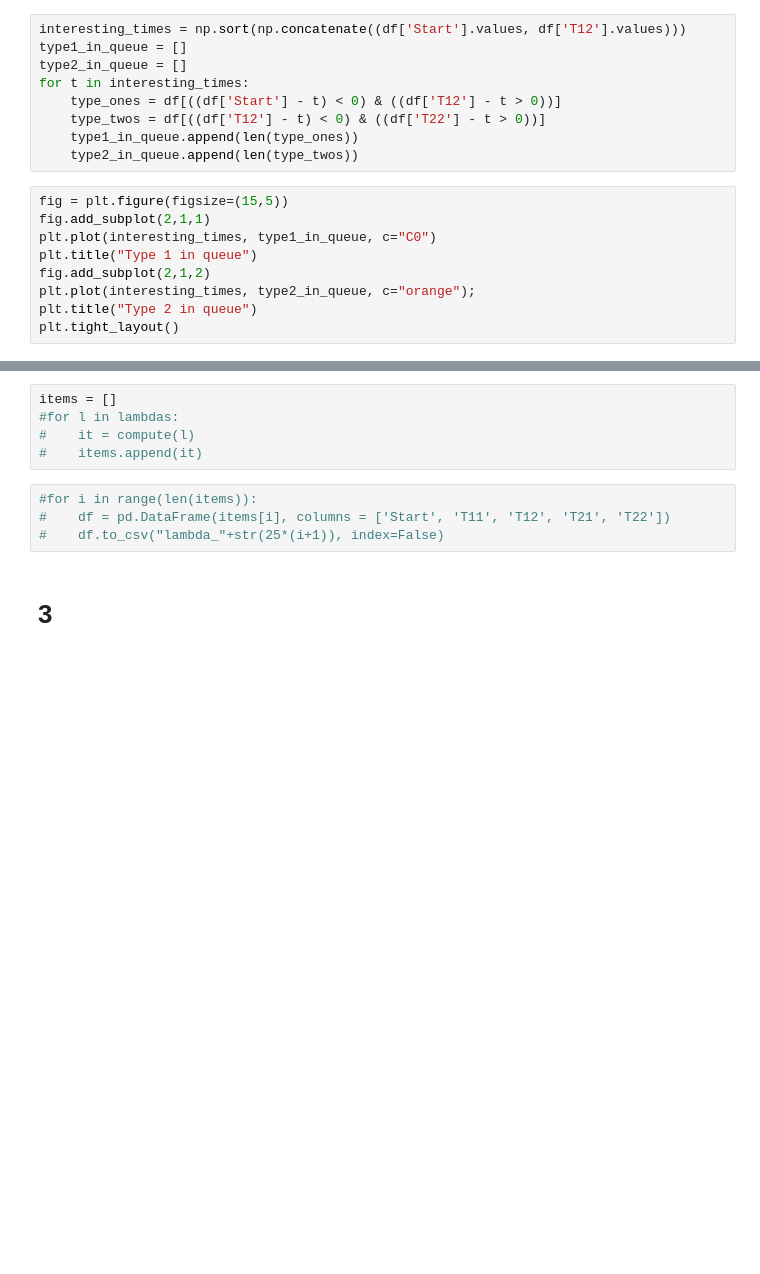
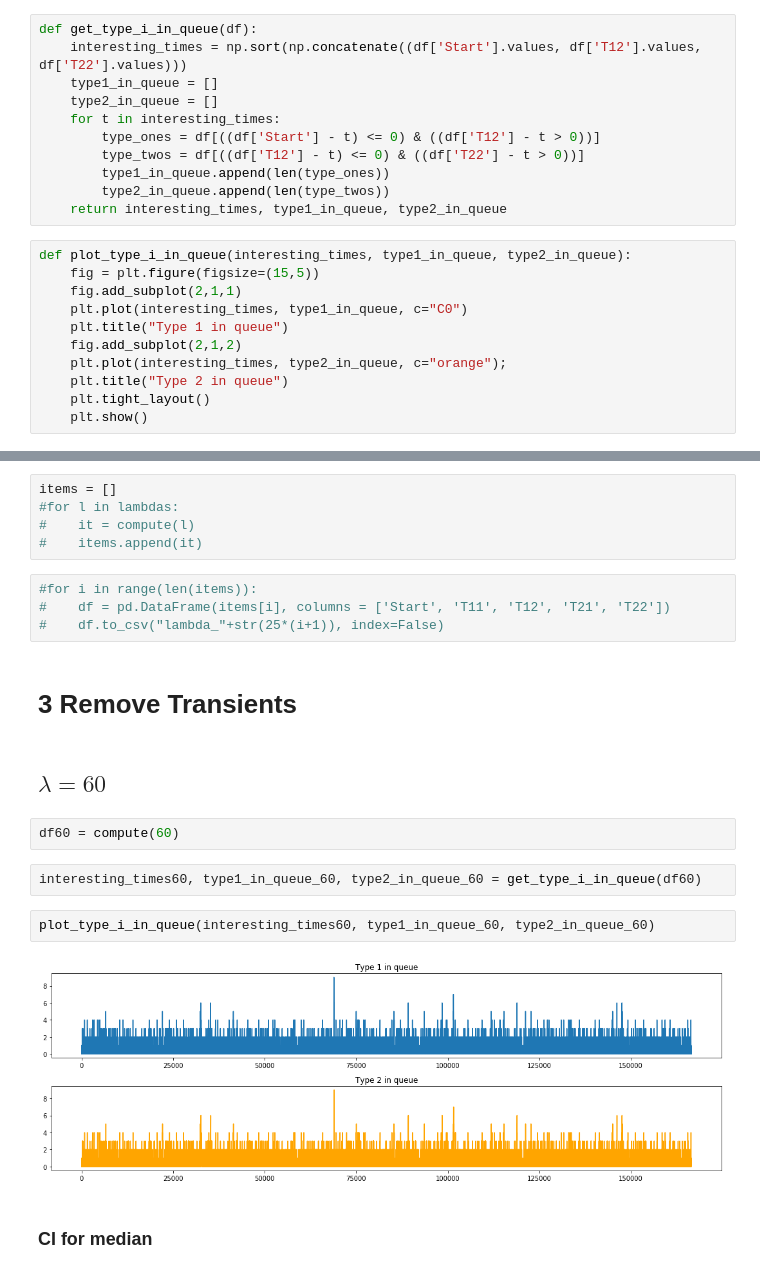
Before and after one commit to Battleman/perfeval, a Jupyter notebook: Lab3/HW3.ipynb, the cells around one changed output, grey strips where cells are left out. Cells and saved outputs as stored; diff of their text form; blank space fills up the shorter version.

```diff
--- a/Lab3/HW3.ipynb
+++ b/Lab3/HW3.ipynb
@@ -75,21 +94,25 @@ plt.show()
 # %%
-interesting_times = np.sort(np.concatenate((df['Start'].values, df['T12'].values)))
-type1_in_queue = []
-type2_in_queue = []
-for t in interesting_times:
-    type_ones = df[((df['Start'] - t) < 0) & ((df['T12'] - t > 0))]
-    type_twos = df[((df['T12'] - t) < 0) & ((df['T22'] - t > 0))]
-    type1_in_queue.append(len(type_ones))
-    type2_in_queue.append(len(type_twos))
+def get_type_i_in_queue(df):
+    interesting_times = np.sort(np.concatenate((df['Start'].values, df['T12'].values, df['T22'].values)))
+    type1_in_queue = []
+    type2_in_queue = []
+    for t in interesting_times:
+        type_ones = df[((df['Start'] - t) <= 0) & ((df['T12'] - t > 0))]
+        type_twos = df[((df['T12'] - t) <= 0) & ((df['T22'] - t > 0))]
+        type1_in_queue.append(len(type_ones))
+        type2_in_queue.append(len(type_twos))
+    return interesting_times, type1_in_queue, type2_in_queue
 # %%
-fig = plt.figure(figsize=(15,5))
-fig.add_subplot(2,1,1)
-plt.plot(interesting_times, type1_in_queue, c="C0")
-plt.title("Type 1 in queue")
-fig.add_subplot(2,1,2)
-plt.plot(interesting_times, type2_in_queue, c="orange");
-plt.title("Type 2 in queue")
-plt.tight_layout()
+def plot_type_i_in_queue(interesting_times, type1_in_queue, type2_in_queue):
+    fig = plt.figure(figsize=(15,5))
+    fig.add_subplot(2,1,1)
+    plt.plot(interesting_times, type1_in_queue, c="C0")
+    plt.title("Type 1 in queue")
+    fig.add_subplot(2,1,2)
+    plt.plot(interesting_times, type2_in_queue, c="orange");
+    plt.title("Type 2 in queue")
+    plt.tight_layout()
+    plt.show()
 # %% [markdown]
 ### average response time (event average)
 # %%
@@ -127,4 +160,16 @@ items = []
 #    df = pd.DataFrame(items[i], columns = ['Start', 'T11', 'T12', 'T21', 'T22'])
 #    df.to_csv("lambda_"+str(25*(i+1)), index=False)
 # %% [markdown]
-# 3
+# 3 Remove Transients
+# %% [markdown]
+## $\lambda = 60$
+# %%
+df60 = compute(60)
+# %%
+interesting_times60, type1_in_queue_60, type2_in_queue_60 = get_type_i_in_queue(df60)
+# %%
+plot_type_i_in_queue(interesting_times60, type1_in_queue_60, type2_in_queue_60)
+# %% [output]
+[figure, added]
+# %% [markdown]
+### CI for median
```
Also changed, not shown: parts of 17 cells of this notebook, 9 other files.
